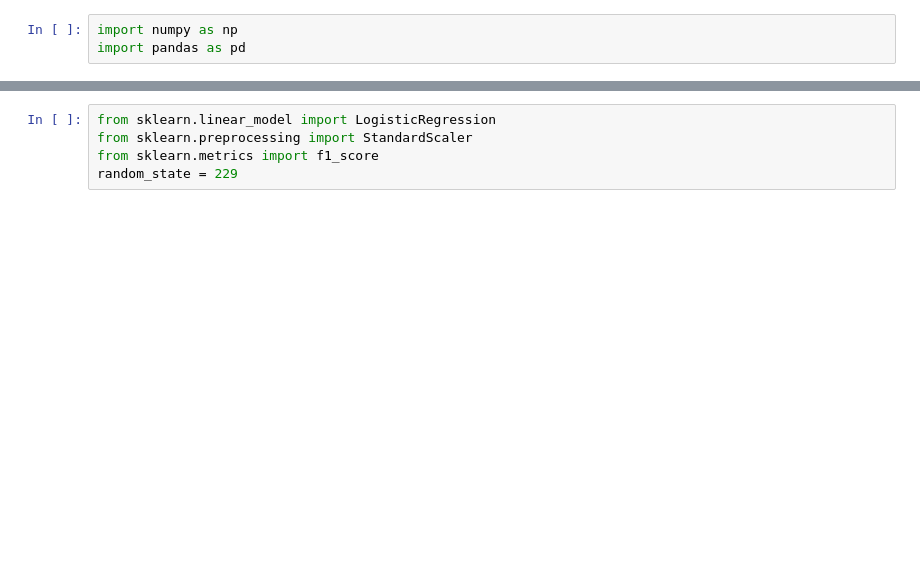
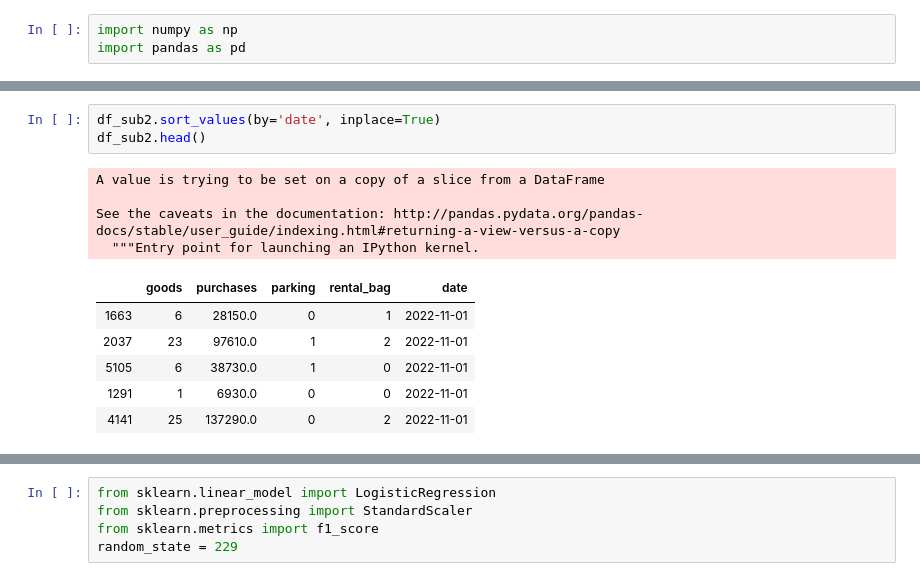
Before and after one commit to sy-hwang/DataScience_Lv2, a Jupyter notebook: Answer/answer_2.ipynb, the cells around one changed output, grey strips where cells are left out. Drawn from its saved outputs; the diff is of its cells as text; blank space fills up the shorter version.

```diff
--- a/Answer/answer_2.ipynb
+++ b/Answer/answer_2.ipynb
@@ -20,0 +85,14 @@ df
+# %%
+df_sub2.sort_values(by='date', inplace=True)
+df_sub2.head()
+# %% [output]
+A value is trying to be set on a copy of a slice from a DataFrame
+
+See the caveats in the documentation: http://pandas.pydata.org/pandas-docs/stable/user_guide/indexing.html#returning-a-view-versus-a-copy
+  """Entry point for launching an IPython kernel.
+|  | goods | purchases | parking | rental_bag | date |
+| 1663 | 6 | 28150.0 | 0 | 1 | 2022-11-01 |
+| 2037 | 23 | 97610.0 | 1 | 2 | 2022-11-01 |
+| 5105 | 6 | 38730.0 | 1 | 0 | 2022-11-01 |
+| 1291 | 1 | 6930.0 | 0 | 0 | 2022-11-01 |
+| 4141 | 25 | 137290.0 | 0 | 2 | 2022-11-01 |
```
Also changed, not shown: parts of 73 cells of this notebook, 1 other file.
